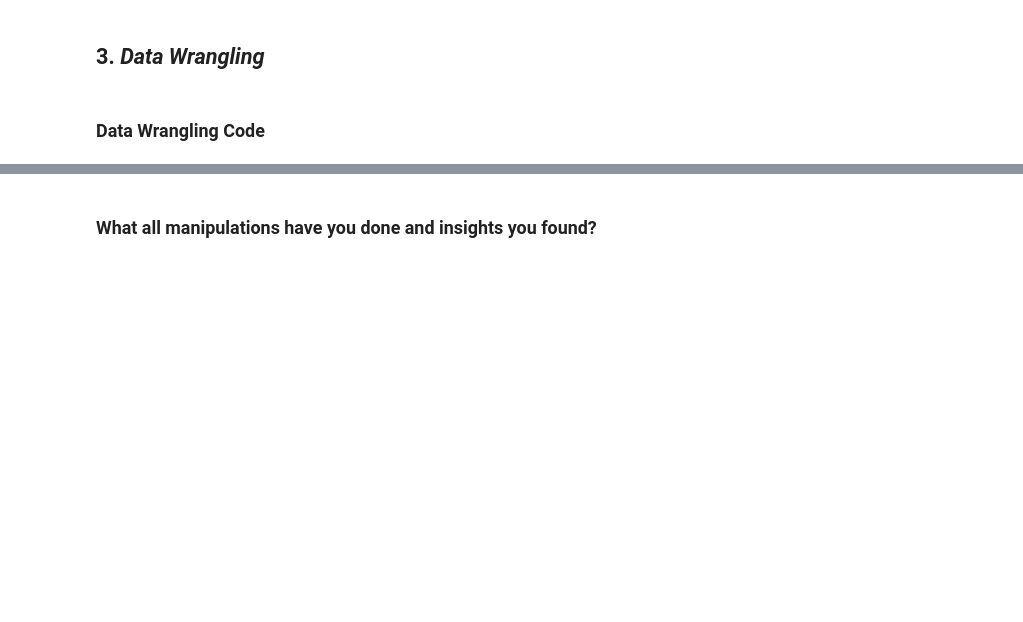
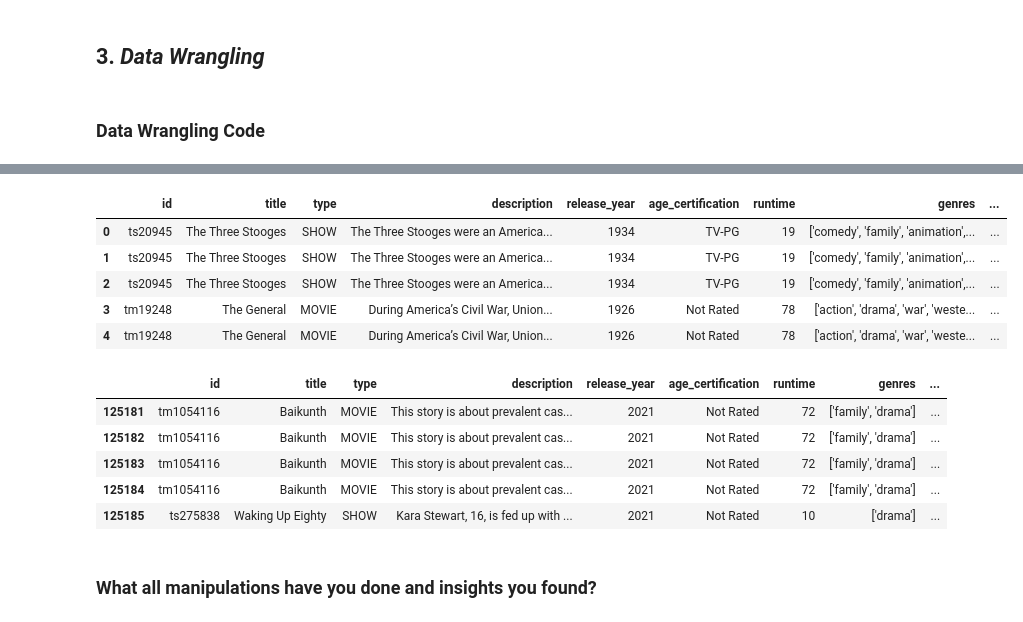
Before and after one commit to Rupeshyadv/AmazonPrime_EDA-, a Jupyter notebook: Sample_EDA_Submission_Template.ipynb, the cells around one changed output, grey strips where cells are left out. Cells and saved outputs as stored; diff of their text form; code cells hidden in the pictures; blank space fills up the shorter version.

```diff
--- a/Sample_EDA_Submission_Template.ipynb
+++ b/Sample_EDA_Submission_Template.ipynb
@@ -394,0 +421,63 @@ Titles Dataset Descriptive Statistics:
+# %%
+# ===============================
+# REMOVE DUPLICATES
+# ===============================
+
+credits_df_clean = credits_df.drop_duplicates().copy()
+titles_df_clean = titles_df.drop_duplicates().copy()
+
+# ===============================
+# HANDLE MISSING VALUES (CREDITS)
+# ===============================
+
+# We DO NOT impute 'character' because:
+# - Missing means the person is NOT an actor (director/writer)
+# - Imputation would add wrong information
+# → We leave it as is.
+
+
+# ===============================
+# HANDLE MISSING VALUES (TITLES)
+# ===============================
+
+# Impute description with a neutral text
+titles_df_clean["description"] = titles_df_clean['description'].fillna("No Description Available")
+
+# Impute age_certification with 'Not Rated'
+titles_df_clean["age_certification"] = titles_df_clean['age_certification'].fillna("Not Rated")
+
+# Seasons → Movies have season = 0 (correct representation)
+titles_df_clean.loc[titles_df_clean['type'] == "MOVIE", "seasons"] = \
+    titles_df_clean.loc[titles_df_clean['type'] == "MOVIE", "seasons"].fillna(0)
+
+# NOTE:
+# We are intentionally NOT imputing:
+# - imdb_id
+# - imdb_score
+# - imdb_votes
+# - tmdb_score
+# - tmdb_popularity
+# because missing values have meaning in ratings/IDs.
+
+
+# ===============================
+# SHOW FINAL INFO
+# ===============================
+
+print("\nCredits Dataset (Cleaned):")
+credits_df_clean.info()
+
+print("\nTitles Dataset (Cleaned):")
+titles_df_clean.info()
+
+# ===============================
+# MERGE DATASETS FOR FURTHER ANALYSIS/VISUALIZATION
+# ===============================
+
+# Merge credits and titles datasets on 'id', which is common in both datasets
+merged_df = pd.merge(titles_df_clean, credits_df_clean, on='id', how='left')
+print("\nMerged Dataset Info:")
+merged_df.info()
+display(merged_df.head())
+display(merged_df.tail())
+# %% [output]
@@ -395,3 +501,15 @@ Titles Dataset Descriptive Statistics:
+|  | id | title | type | description | release_year | age_certification | runtime | genres | ... |
+| 0 | ts20945 | The Three Stooges | SHOW | The Three Stooges were an America... | 1934 | TV-PG | 19 | ['comedy', 'family', 'animation',... | ... |
+| 1 | ts20945 | The Three Stooges | SHOW | The Three Stooges were an America... | 1934 | TV-PG | 19 | ['comedy', 'family', 'animation',... | ... |
+| 2 | ts20945 | The Three Stooges | SHOW | The Three Stooges were an America... | 1934 | TV-PG | 19 | ['comedy', 'family', 'animation',... | ... |
+| 3 | tm19248 | The General | MOVIE | During America’s Civil War, Union... | 1926 | Not Rated | 78 | ['action', 'drama', 'war', 'weste... | ... |
+| 4 | tm19248 | The General | MOVIE | During America’s Civil War, Union... | 1926 | Not Rated | 78 | ['action', 'drama', 'war', 'weste... | ... |
+|  | id | title | type | description | release_year | age_certification | runtime | genres | ... |
+| 125181 | tm1054116 | Baikunth | MOVIE | This story is about prevalent cas... | 2021 | Not Rated | 72 | ['family', 'drama'] | ... |
+| 125182 | tm1054116 | Baikunth | MOVIE | This story is about prevalent cas... | 2021 | Not Rated | 72 | ['family', 'drama'] | ... |
+| 125183 | tm1054116 | Baikunth | MOVIE | This story is about prevalent cas... | 2021 | Not Rated | 72 | ['family', 'drama'] | ... |
+| 125184 | tm1054116 | Baikunth | MOVIE | This story is about prevalent cas... | 2021 | Not Rated | 72 | ['family', 'drama'] | ... |
+| 125185 | ts275838 | Waking Up Eighty | SHOW | Kara Stewart, 16, is fed up with ... | 2021 | Not Rated | 10 | ['drama'] | ... |
 # %% [markdown]
 ### What all manipulations have you done and insights you found?
 # %% [markdown]
```
Also changed, not shown: parts of 6 cells of this notebook.
